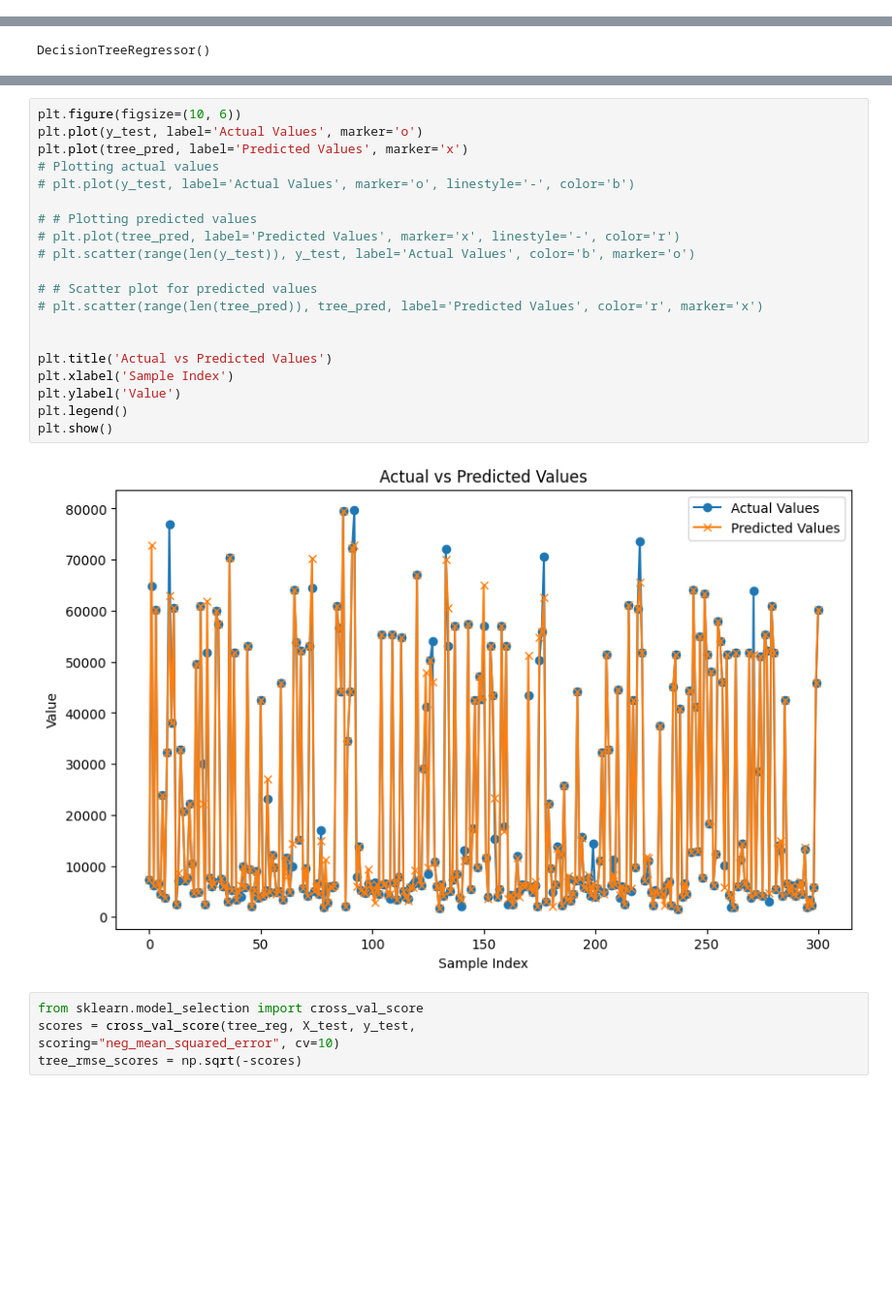
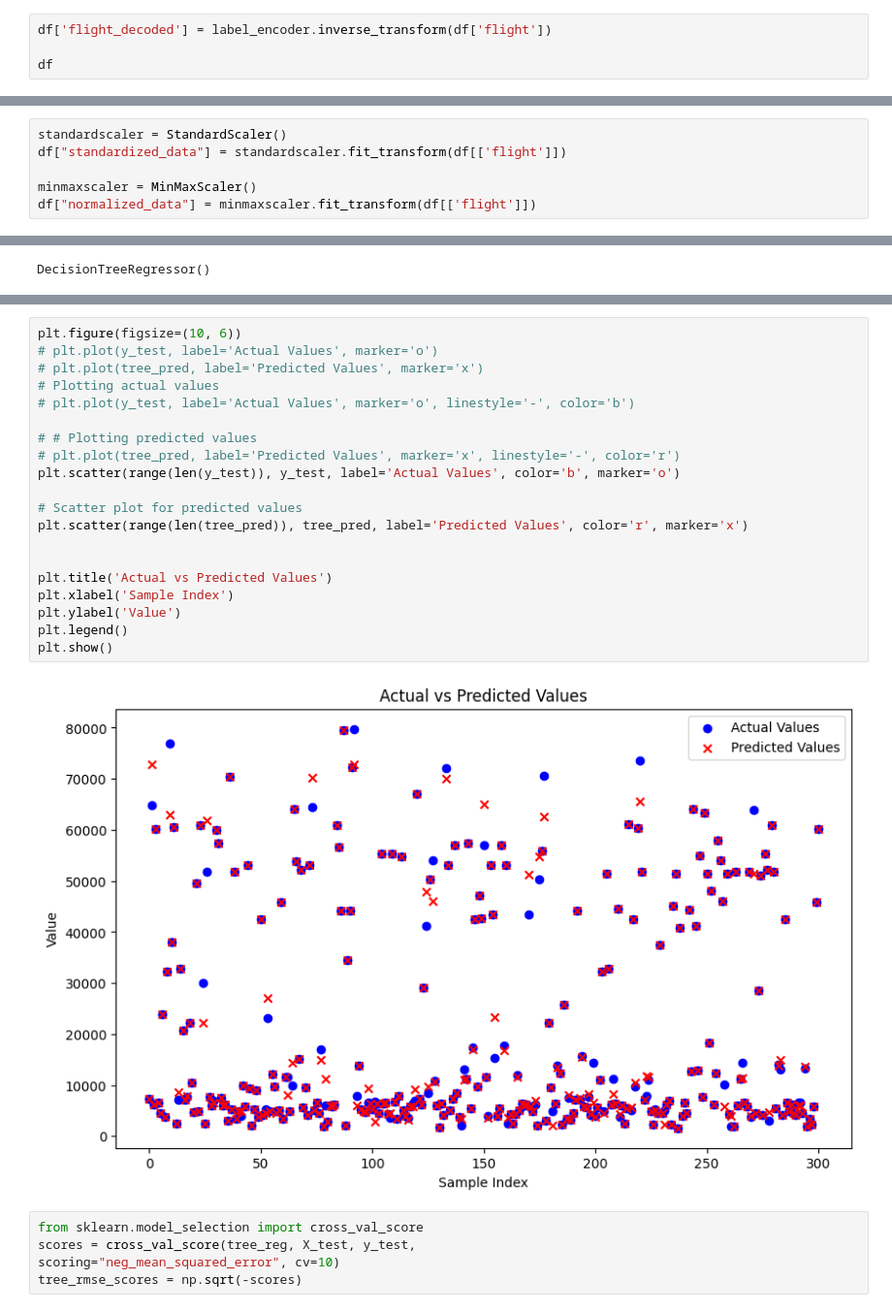
Before and after one commit to Harshvardhan1407/Machine_Learning, a Jupyter notebook: regression.ipynb, the cells around one changed output, grey strips where cells are left out. Shown: that part at 97% size. Saved outputs shown, nothing was run; the diff lists cells and outputs as text; blank space fills up the shorter version.

Commit message:
Normalization and Standardization on flight column

```diff
--- a/regression.ipynb
+++ b/regression.ipynb
@@ -170,3 +152,7 @@ df
 | 300151 | 2 | 1483 | 5 | 2 | 1 | 1 | 4 | 1 | ... |
 | 300152 | 2 | 1477 | 5 | 0 | 1 | 1 | 4 | 1 | ... |
 300153 rows × 11 columns
+# %%
+df['flight_decoded'] = label_encoder.inverse_transform(df['flight'])
+
+df
@@ -172,0 +182,6 @@ df
+# %%
+standardscaler = StandardScaler()
+df["standardized_data"] = standardscaler.fit_transform(df[['flight']])
+
+minmaxscaler = MinMaxScaler()
+df["normalized_data"] = minmaxscaler.fit_transform(df[['flight']])
@@ -303,25 +365,25 @@ len(y_test)
 # %%
 plt.figure(figsize=(10, 6))
-plt.plot(y_test, label='Actual Values', marker='o')
-plt.plot(tree_pred, label='Predicted Values', marker='x')
+# plt.plot(y_test, label='Actual Values', marker='o')
+# plt.plot(tree_pred, label='Predicted Values', marker='x')
 # Plotting actual values
 # plt.plot(y_test, label='Actual Values', marker='o', linestyle='-', color='b')
 
 # # Plotting predicted values
 # plt.plot(tree_pred, label='Predicted Values', marker='x', linestyle='-', color='r')
-# plt.scatter(range(len(y_test)), y_test, label='Actual Values', color='b', marker='o')
+plt.scatter(range(len(y_test)), y_test, label='Actual Values', color='b', marker='o')
 
-# # Scatter plot for predicted values
-# plt.scatter(range(len(tree_pred)), tree_pred, label='Predicted Values', color='r', marker='x')
+# Scatter plot for predicted values
+plt.scatter(range(len(tree_pred)), tree_pred, label='Predicted Values', color='r', marker='x')
 
 
 plt.title('Actual vs Predicted Values')
 plt.xlabel('Sample Index')
 plt.ylabel('Value')
 plt.legend()
 plt.show()
 # %% [output]
-[figure, old version]
+[figure, new version]
 # %%
 from sklearn.model_selection import cross_val_score
 scores = cross_val_score(tree_reg, X_test, y_test,
```
Also changed, not shown: parts of 27 cells of this notebook, 1 other file.
